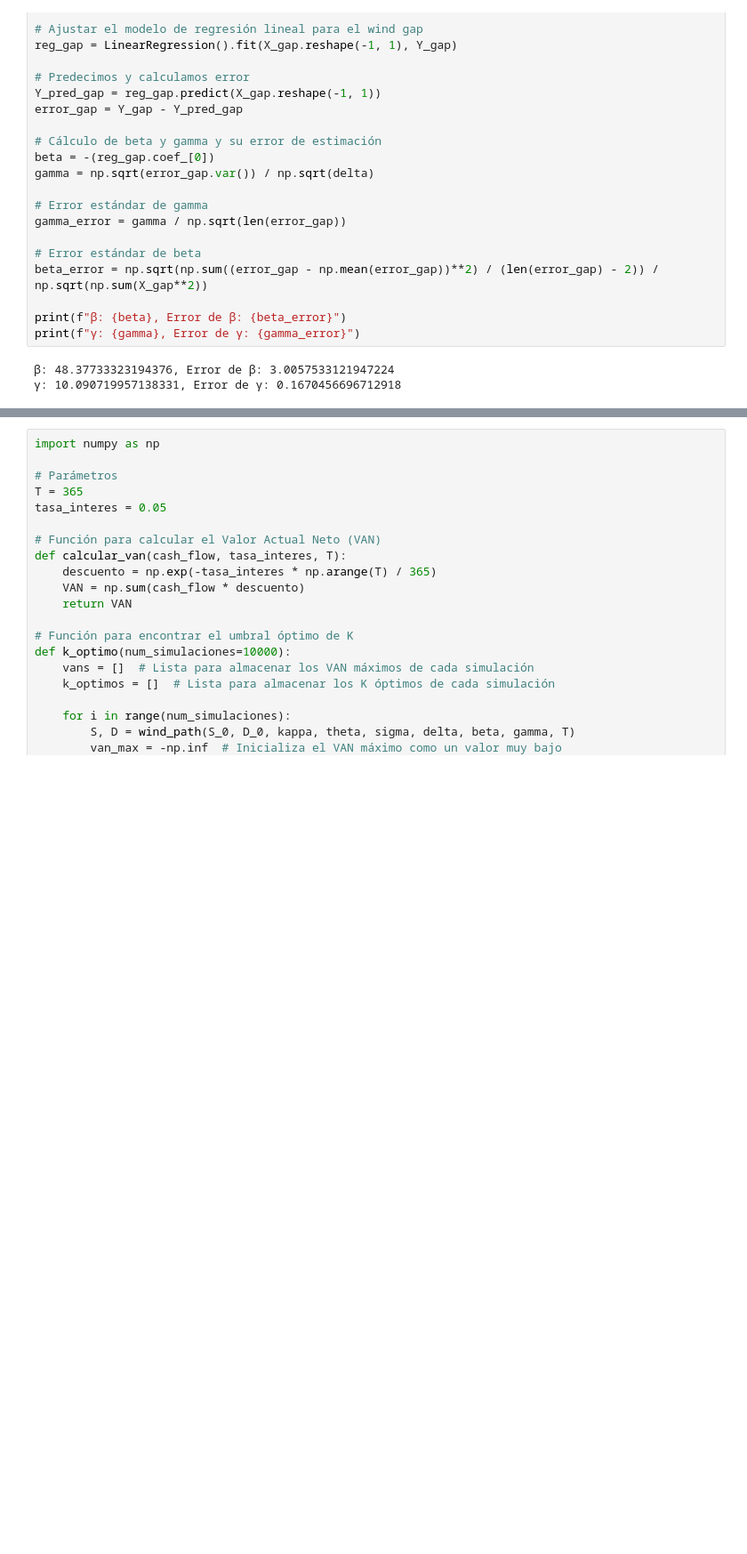
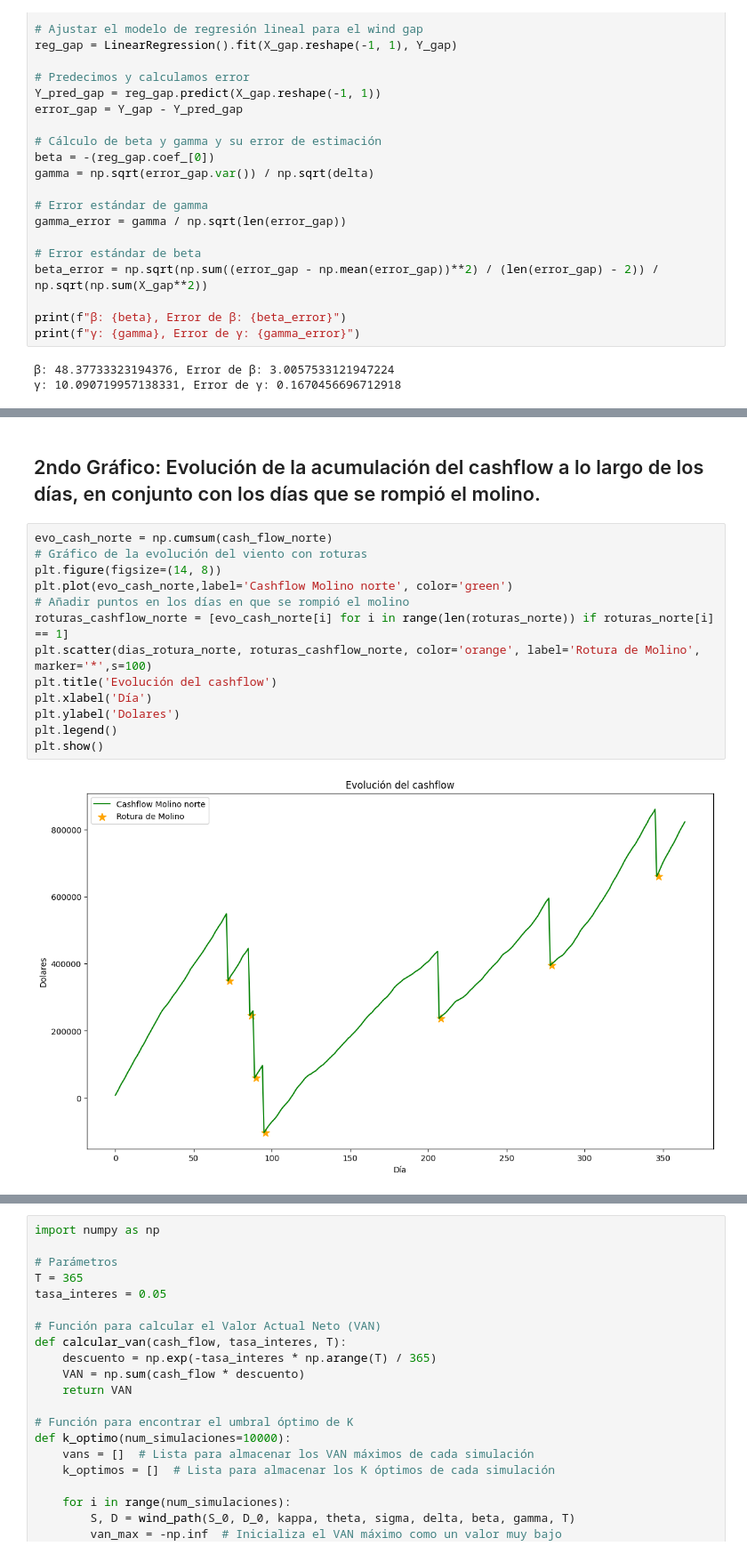
Before and after one commit to mrgimenezcosta/TP1_ACN, a Jupyter notebook: v2TP1ACN.ipynb, the cells around one changed output, grey strips where cells are left out. Shown at 89% size. Drawn from its saved outputs; the diff is of its cells as text; blank space fills up the shorter version.

```diff
--- a/v2TP1ACN.ipynb
+++ b/v2TP1ACN.ipynb
@@ -330,0 +371,17 @@ VAN del Molino Sur: 677011.65 USD
+# %% [markdown]
+## 2ndo Gráfico: Evolución de la acumulación del cashflow a lo largo de los días, en conjunto con los días que se rompió el molino.
+# %%
+evo_cash_norte = np.cumsum(cash_flow_norte)
+# Gráfico de la evolución del viento con roturas
+plt.figure(figsize=(14, 8))
+plt.plot(evo_cash_norte,label='Cashflow Molino norte', color='green')
+# Añadir puntos en los días en que se rompió el molino
+roturas_cashflow_norte = [evo_cash_norte[i] for i in range(len(roturas_norte)) if roturas_norte[i] == 1]
+plt.scatter(dias_rotura_norte, roturas_cashflow_norte, color='orange', label='Rotura de Molino', marker='*',s=100)
+plt.title('Evolución del cashflow')
+plt.xlabel('Día')
+plt.ylabel('Dolares')
+plt.legend()
+plt.show()
+# %% [output]
+[figure, added]
```
Also changed, not shown: parts of 21 cells of this notebook.
